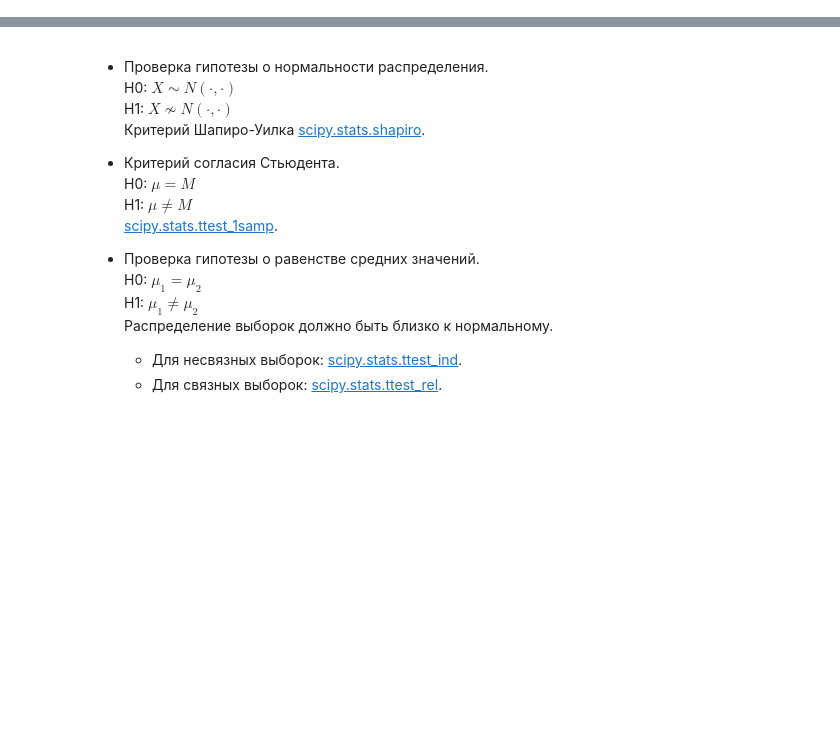
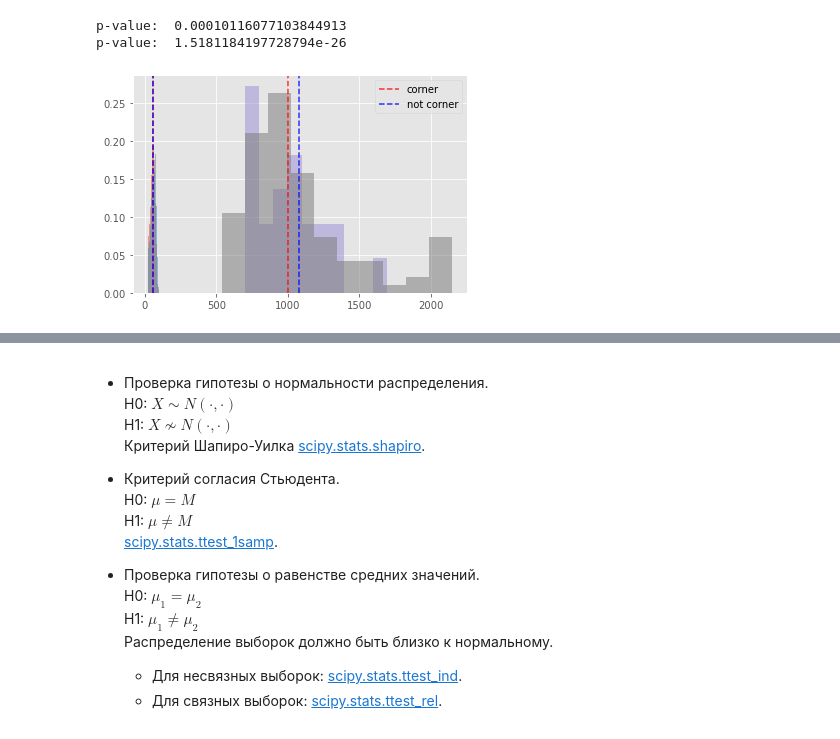
Before and after one commit to Gloriel/FlightPreparence, a Jupyter notebook: St8_StatisicFormules.ipynb, the cells around one changed output, grey strips where cells are left out. Cells and saved outputs as stored; diff of their text form; code cells hidden in the pictures; blank space fills up the shorter version.

```diff
--- a/St8_StatisicFormules.ipynb
+++ b/St8_StatisicFormules.ipynb
@@ -35,3 +35,5 @@ beer = pd.read_csv('beverage_r.csv', sep=";", index_col='numb.obs')
 food = pd.read_csv('Protein Consumption in Europe.csv', sep=';', decimal=',', index_col='Country')
 ass = pd.read_csv('assess.dat', sep='\t', index_col='NAME')
 albi = pd.read_csv('Albuquerque Home Prices_data.txt', sep='\t')
+noble = pd.read_csv('agedeath.dat.txt', sep='\s+', header=None, names=['group', 'age', 'index'])
+inter = pd.read_csv('interference.csv')
@@ -222,6 +237,34 @@ res = stats.shapiro(np.log10(town[u'население']))
 print('p-value: ', res[1])
 #P очень маленькое, поэтому гипотезу о нормальности отвергаем.
 #Отклонения от нормальности будут несущественны, если убрать выбросы
+# %%
+#Тест Стьюдента на независимость переменных
+x = noble[noble['group'] == 'sovr']['age']
+y = noble[noble['group'] == 'aris']['age']
+x.name, y.name = 'sovr', 'aris'
+two_histograms(x, y) #Данные условно нормальны.
+
+#Проверим c помощью критерия Флигнера-Килина, равны ли дисперсии.
+res = stats.fligner(x, y)
+print('p-value: ', res[1]) #p-value низкое, гипотезу о равенстве дисперсий отвергаем, наблюдаемые объекты несвязные
+
+#Гипотезу о равенстве средних значений будем проверять с помощью теста Стьюдента при неравных дисперсиях
+res = stats.ttest_ind(x, y, equal_var=False) #Опция equal_var=False говорит, что равенство дисперсии не предполагать
+print('p-value: ', res[1]) #P-значение значительно меньше альфы, гипотеза о равенстве отвергается
+
+#Ищем зависимость цены от переменной COR=1 и 0. Чтобы применить Стьюдента, проверим нормальность данных и равенство дисперсий
+#Заменяем -9999 (здесь=пустое) на корректное пустое значение.
+albi = albi.replace(-9999, np.nan)
+#Сохраним в отдельные переменные выборки, которые собираемся сравнивать.
+x = albi[albi['COR'] == 1]['PRICE']
+y = albi[albi['COR'] == 0]['PRICE']
+x.name, y.name = 'corner', 'not corner'
+
+two_histograms(x, y)  #Видно, что выбросы не дают применить Стюдента и нужно пробовать Манна-Витни
+# %% [output]
+p-value:  0.00010116077103844913
+p-value:  1.5181184197728794e-26
+[figure, added]
 # %%
 #Распределение Стьюдента (t-distribution) для n<30 - более высокие хвосты распределений.Число степеней свободы df=n-1
 #t заменяет Z в распределении Стьюдента. t=(Xинд-M)/(sd/n**0.5)
```
Also changed, not shown: parts of 4 cells of this notebook, 2 other files.
